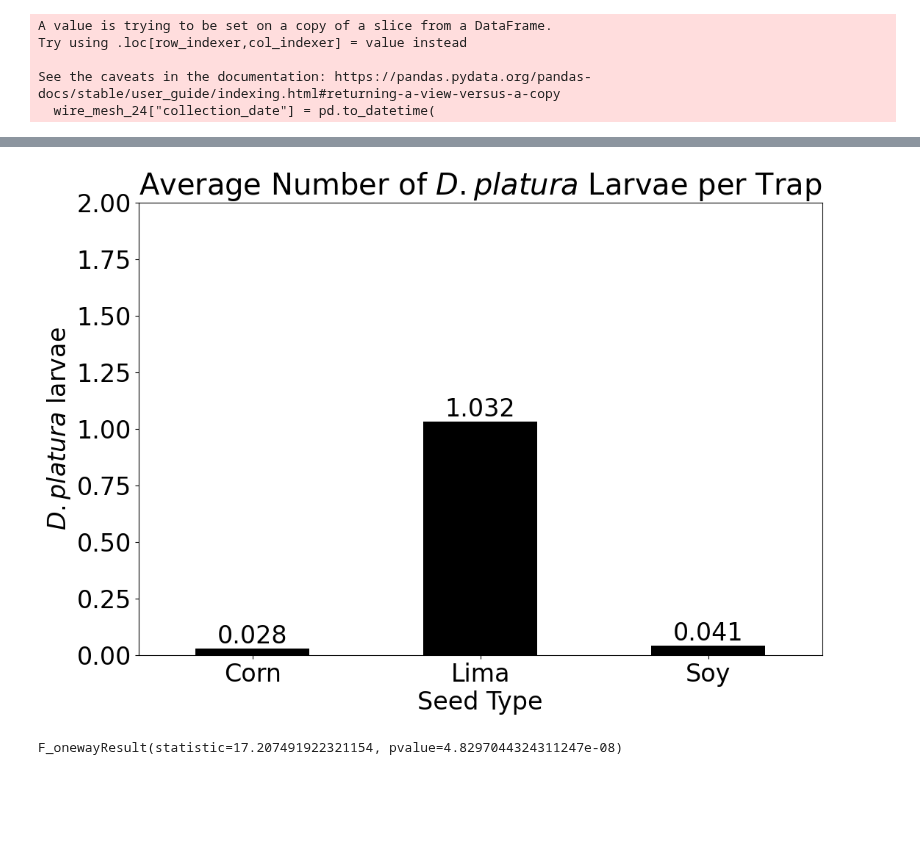
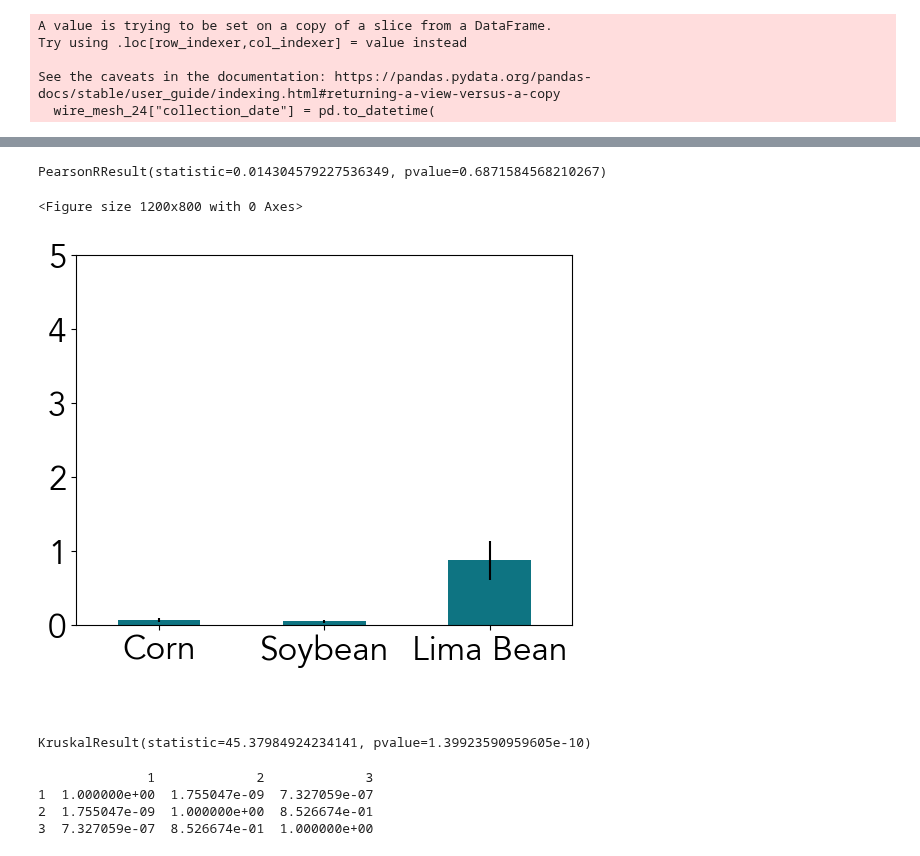
Before and after one commit to chloecho31/cornell, a Jupyter notebook: SCM/2024/2024_wire_mesh.ipynb, the cells around one changed output, grey strips where cells are left out. Cells and saved outputs as stored; diff of their text form; code cells hidden in the pictures; blank space fills up the shorter version.

```diff
--- a/SCM/2024/2024_wire_mesh.ipynb
+++ b/SCM/2024/2024_wire_mesh.ipynb
@@ -267,4 +293,4 @@ combined_23
 # %%
-combined_24 = combined_24[['field_id', 'collection_date', 'total_scm', 'total_adult_scm', 'number_seeds', 'scm_seeds', 'seed_type']]
+combined_24 = combined_24[['field_id', 'collection_date', 'total_scm', 'total_adult_scm', 'number_seeds', 'scm_seeds', 'seed_type', 'week_x', 'week_before', 'two_weeks_before', 'total_flies']]
 combined_24
 # %% [output]
@@ -284,4 +310,4 @@ combined_24
 # %%
-combined_23 = combined_23[['field_id', 'total_scm', 'collection_date', 'total_adult_scm', 'number_seeds', 'scm_seeds', 'seed_type']]
+combined_23 = combined_23[['field_id', 'total_scm', 'collection_date', 'total_adult_scm', 'number_seeds', 'scm_seeds', 'seed_type', 'week_x', 'week_before', 'two_weeks_before', 'total_flies']]
 combined_23
 # %% [output]
@@ -307,18 +419,20 @@ all_combined['seed_type'] = all_combined['seed_type'].replace('bean', 'lima')
 # %%
 plt.rcParams['font.sans-serif'] = ['Avenir']
-plt.style.use('default')
+#plt.style.use('default')
 plt.figure(figsize=(10,8))
 
 plt.rcParams.update({'font.size': 24})
 
 sns.regplot(
-    data=all_combined, x="total_adult_scm", y="total_scm",
+    data=all_combined, x="total_flies", y="total_scm",
     scatter=True, truncate=False, order=1, color="black",
 )
 
-plt.xlabel('Adults')
-plt.ylabel('Larvae')
-plt.title('$\it{D. platura}$ larvae vs. adults')
+#plt.xlabel('$\it{D. platura}$ adults')
+#plt.ylabel('$\it{D. platura}$ larvae and pupae')
+#plt.title('$\it{D. platura}$ larvae vs. adults')
+plt.xlabel(' ')
+plt.ylabel(' ')
 plt.savefig('combined_scm.png')
 plt.show()
 # %% [output]
@@ -348,29 +512,54 @@ all_combined
+# %%
+two_week_lag_combined = two_week_lag_combined.dropna(subset=['total_flies', 'total_scm'])
+stats.pearsonr(two_week_lag_combined['total_flies'], two_week_lag_combined['total_scm'])
+# %% [output]
+PearsonRResult(statistic=0.014304579227536349, pvalue=0.6871584568210267)
+# %%
+di = {'Bean': "Lima Bean", 'Lima': "Lima Bean", 'Soy': "Soybean"}
+all_combined = all_combined.replace({"seed_type": di})
 # %%
 plt.rcParams['font.sans-serif'] = ['Avenir']
-plt.style.use('default')
+plt.rcParams.update({'font.size': 24})
 plt.figure(figsize=(12,8))
 
-plt.rcParams.update({'font.size': 24})
+df = all_combined.groupby('seed_type')['total_scm'].mean().reset_index()
+se_df = all_combined.groupby('seed_type')['total_scm'].sem().reset_index()
+custom_dict = {'Corn': 0, 'Soybean': 1, 'Lima Bean': 2}
+df = df.sort_values(by=['seed_type'], key=lambda x: x.map(custom_dict))
+se_df = se_df.sort_values(by=['seed_type'], key=lambda x: x.map(custom_dict))
 
-df = all_combined.groupby('seed_type')['total_scm'].mean()
-ax = df.plot.bar(color="black", rot=0)
-ax.set_ylim(0, 2)
+ax = df.plot.bar(color="#0e7482", rot=0, legend=False)
+ax.set_ylim(0, 5)
+ax.set_xticklabels(df.seed_type)
+#plt.bar_label(ax.containers[0], fmt='%.3f')
+plt.errorbar(x=df["seed_type"], y=df["total_scm"], yerr=se_df['total_scm'], ecolor='black', fmt='None')
 
-plt.bar_label(ax.containers[0], fmt='%.3f')
 
-plt.xlabel('Seed Type')
-plt.ylabel('$\it{D. platura}$ larvae')
-plt.title('Average Number of $\it{D. platura}$ Larvae per Trap')
-plt.savefig('Figures/larvae_per_trap.png')
+#plt.xlabel('Seed Type')
+plt.xlabel(' ')
+#lt.ylabel('$\it{D. platura}$ larvae')
+#plt.title('Average Number of $\it{D. platura}$ Larvae per Trap')
+#plt.savefig('Figures/larvae_per_trap.png')
 plt.show()
 # %% [output]
+<Figure size 1200x800 with 0 Axes>
-[figure, old version]
+[figure, new version]
 # %%
-lima = all_combined.loc[all_combined['seed_type'] == 'Lima']['total_scm']
+lima = all_combined.loc[all_combined['seed_type'] == 'Lima Bean']['total_scm']
 corn = all_combined.loc[all_combined['seed_type'] == 'Corn']['total_scm']
-soy = all_combined.loc[all_combined['seed_type'] == 'Soy']['total_scm']
-stats.f_oneway(lima, corn, soy)
+soy = all_combined.loc[all_combined['seed_type'] == 'Soybean']['total_scm']
+stats.kruskal(lima, corn, soy)
 # %% [output]
-F_onewayResult(statistic=17.207491922321154, pvalue=4.8297044324311247e-08)
+KruskalResult(statistic=45.37984924234141, pvalue=1.39923590959605e-10)
+# %%
+data = [lima, corn, soy]
+p_values = sp.posthoc_dunn(data, p_adjust='holm')
+
+print(p_values)
+# %% [output]
+              1             2             3
+1  1.000000e+00  1.755047e-09  7.327059e-07
+2  1.755047e-09  1.000000e+00  8.526674e-01
+3  7.327059e-07  8.526674e-01  1.000000e+00
 # %%
 plt.rcParams['font.sans-serif'] = ['Avenir']
```
Also changed, not shown: parts of 40 cells of this notebook, 59 other files.
